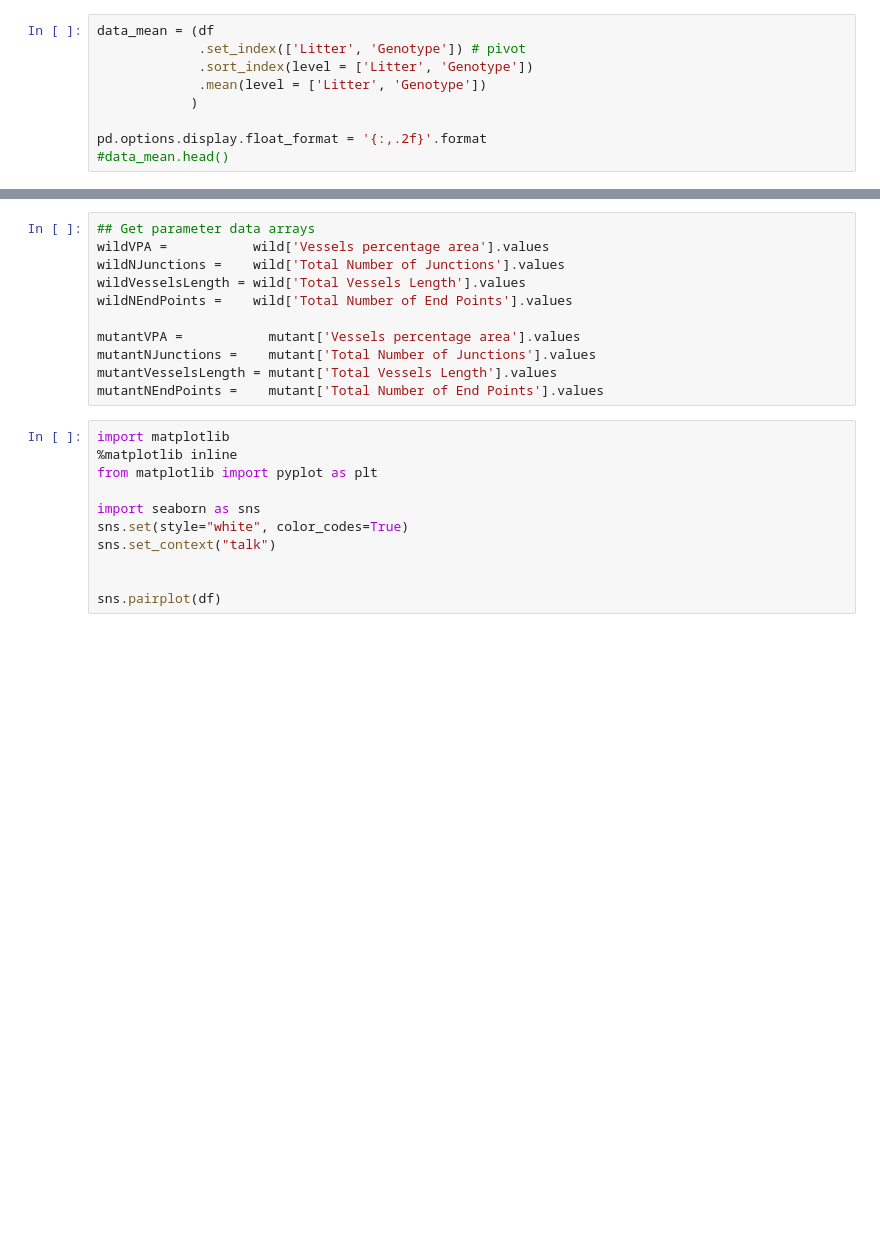
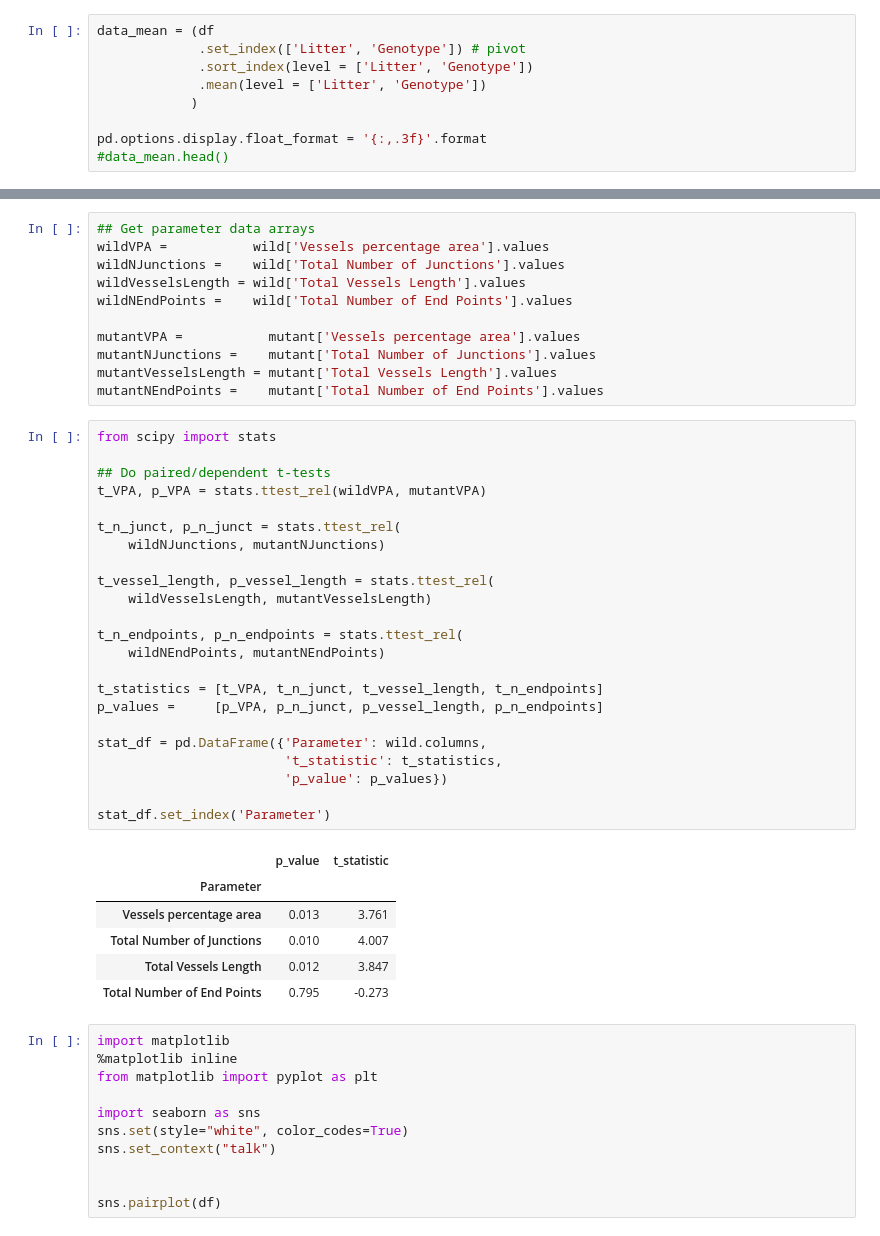
Before and after one commit to MixedIndentations/Angiogenesis-Density, a Jupyter notebook: notebooks/visualization-paper-figures-discussion.ipynb, the cells around one changed output, grey strips where cells are left out. Cells and saved outputs as stored; diff of their text form; blank space fills up the shorter version.

Commit message:
added p-value calculation to figures discussion

```diff
--- a/notebooks/visualization-paper-figures-discussion.ipynb
+++ b/notebooks/visualization-paper-figures-discussion.ipynb
@@ -65,7 +65,7 @@ data_mean = (df
              .mean(level = ['Litter', 'Genotype'])
             )
 
-pd.options.display.float_format = '{:,.2f}'.format
+pd.options.display.float_format = '{:,.3f}'.format
 #data_mean.head()
 # %%
 wild =   data_mean.xs('+/+',     level = 'Genotype')
@@ -83,6 +83,36 @@ mutantVPA =           mutant['Vessels percentage area'].values
 mutantNJunctions =    mutant['Total Number of Junctions'].values
 mutantVesselsLength = mutant['Total Vessels Length'].values
 mutantNEndPoints =    mutant['Total Number of End Points'].values
+# %%
+from scipy import stats
+
+## Do paired/dependent t-tests
+t_VPA, p_VPA = stats.ttest_rel(wildVPA, mutantVPA)
+
+t_n_junct, p_n_junct = stats.ttest_rel(
+    wildNJunctions, mutantNJunctions)
+
+t_vessel_length, p_vessel_length = stats.ttest_rel(
+    wildVesselsLength, mutantVesselsLength)
+
+t_n_endpoints, p_n_endpoints = stats.ttest_rel(
+    wildNEndPoints, mutantNEndPoints)
+
+t_statistics = [t_VPA, t_n_junct, t_vessel_length, t_n_endpoints]
+p_values =     [p_VPA, p_n_junct, p_vessel_length, p_n_endpoints]
+
+stat_df = pd.DataFrame({'Parameter': wild.columns,
+                        't_statistic': t_statistics,
+                        'p_value': p_values})
+
+stat_df.set_index('Parameter')
+# %% [output]
+|  | p_value | t_statistic |
+| Parameter |  |  |
+| Vessels percentage area | 0.013 | 3.761 |
+| Total Number of Junctions | 0.010 | 4.007 |
+| Total Vessels Length | 0.012 | 3.847 |
+| Total Number of End Points | 0.795 | -0.273 |
 # %%
 import matplotlib
 %matplotlib inline
```
Also changed, not shown: parts of 1 cell of this notebook, 1 other file.
